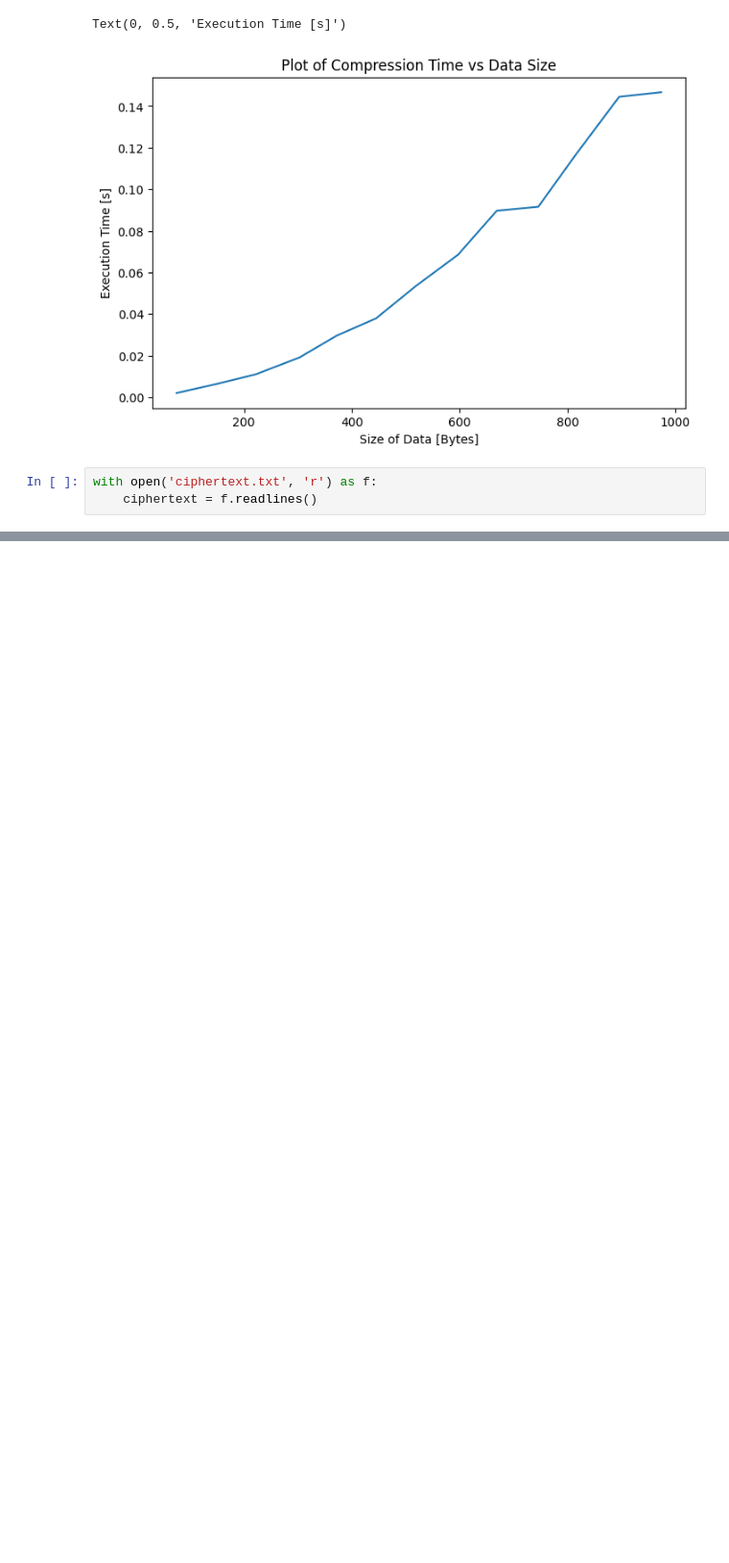
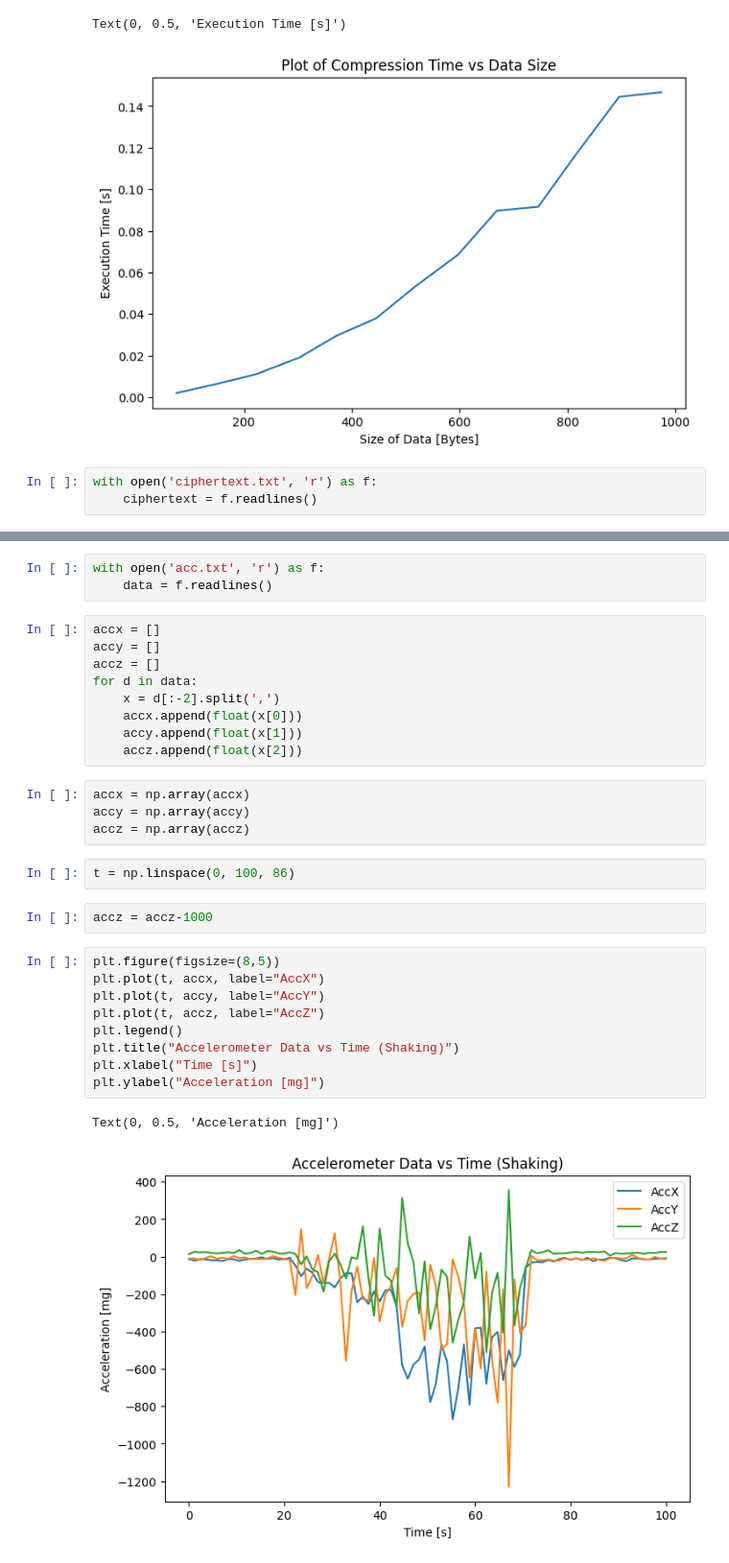
Before and after one commit to DylHellig/EEE3097S_IMU, a Jupyter notebook: m3_tests/plots.ipynb, the cells around one changed output, grey strips where cells are left out. Shown at 96% size. Cells and saved outputs as stored; diff of their text form; blank space fills up the shorter version.

```diff
--- a/m3_tests/plots.ipynb
+++ b/m3_tests/plots.ipynb
@@ -42,0 +125,32 @@ with open('ciphertext.txt', 'r') as f:
+# %%
+with open('acc.txt', 'r') as f:
+    data = f.readlines()
+# %%
+accx = []
+accy = []
+accz = []
+for d in data:
+    x = d[:-2].split(',')
+    accx.append(float(x[0]))
+    accy.append(float(x[1]))
+    accz.append(float(x[2]))
+# %%
+accx = np.array(accx)
+accy = np.array(accy)
+accz = np.array(accz)
+# %%
+t = np.linspace(0, 100, 86)
+# %%
+accz = accz-1000
+# %%
+plt.figure(figsize=(8,5))
+plt.plot(t, accx, label="AccX")
+plt.plot(t, accy, label="AccY")
+plt.plot(t, accz, label="AccZ")
+plt.legend()
+plt.title("Accelerometer Data vs Time (Shaking)")
+plt.xlabel("Time [s]")
+plt.ylabel("Acceleration [mg]")
+# %% [output]
+Text(0, 0.5, 'Acceleration [mg]')
+[figure, added]
```
Also changed, not shown: parts of 25 cells of this notebook, 24 other files.
